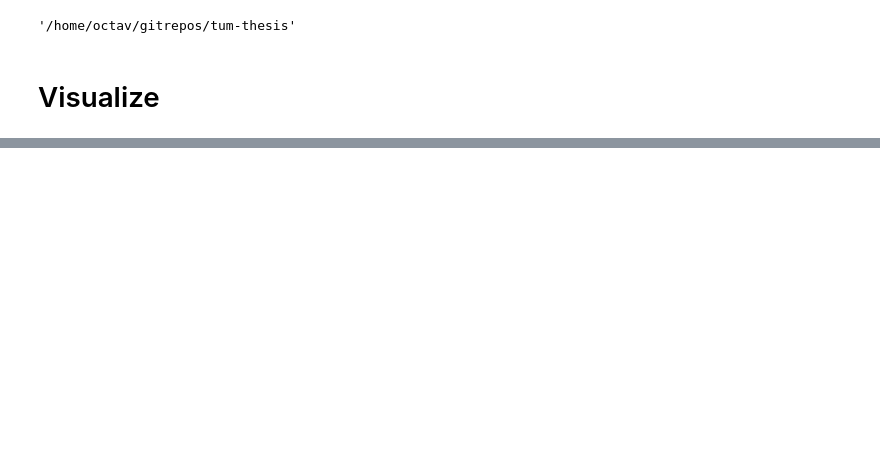
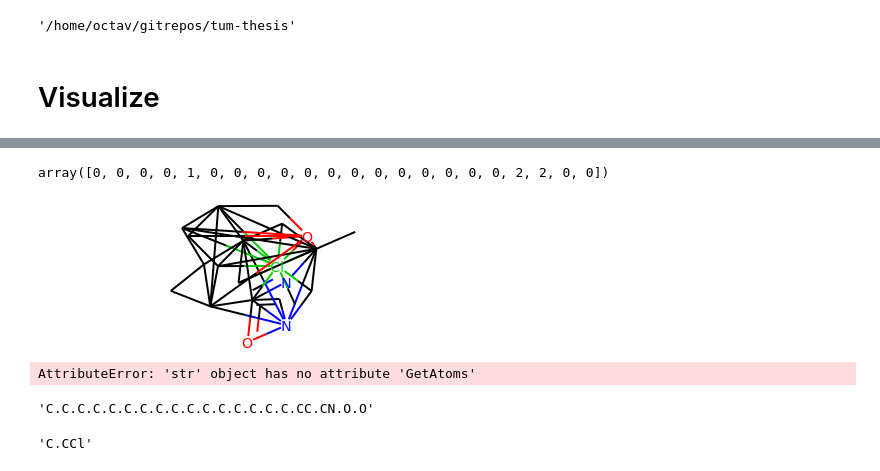
Before and after one commit to octavdragoi/tum-thesis, a Jupyter notebook: ntbk/assess-models.ipynb, the cells around one changed output, grey strips where cells are left out. Cells and saved outputs as stored; diff of their text form; code cells hidden in the pictures; blank space fills up the shorter version.

Commit message:
wrote decoder to use the projected output. cheats, uses the Y shape to determine the correct # of atoms for each molecule

```diff
--- a/ntbk/assess-models.ipynb
+++ b/ntbk/assess-models.ipynb
@@ -147,7 +142,7 @@ for idx, i in enumerate(val_data_loader):
         break
 # %%
 x_embedding, x_delta_hat = molopt.forward(X)
-results_logits = molopt_decoder.forward(x_embedding + x_delta_hat, X)
+results_logits = molopt_decoder.forward(x_embedding + x_delta_hat, Y)
 results_labels = molopt_decoder.discretize(*results_logits)
 # %%
 symbols_logits, charges_logits, bonds_logits = results_logits
@@ -196,0 +180,3 @@ tensor([[ 1.8041e+01,  1.7211e+01,  2.5616e+01,  ..., -1.5842e+01,
+# %%
+lex = Y.scope[0][1]
+bonds_logits.narrow(0,0,lex ** 2).view(lex, lex, 5)[:,:,0]
@@ -224,0 +242,13 @@ import io
+# %%
+bond_idx = 1
+for idx, (stx, lex) in enumerate(Y.scope):
+    dev_sym = prediction[0][0].narrow(0, stx, lex).cpu().numpy()
+    np.savetxt('symbols.txt', dev_sym, fmt='%i')
+    np.savetxt('charges.txt', prediction[0][1].narrow(0, stx, lex).cpu().numpy(), fmt='%i')
+
+    dev_bnd = prediction[0][2].narrow(0, bond_idx, lex*lex).view(lex, lex).cpu().numpy()
+    np.savetxt('bonds.txt', dev_bnd, fmt='%i')
+    bond_idx += lex * lex
+
+    if idx == 0:
+        break
@@ -226,0 +274,23 @@ bonds_labels
+# %%
+dev_sym
+# %% [output]
+array([0, 0, 0, 0, 1, 0, 0, 0, 0, 0, 0, 0, 0, 0, 0, 0, 0, 0, 2, 2, 0, 0])
+# %%
+mol = feat2smiles(SYMBOLS,None,BOND_TYPES,dev_sym, None, dev_bnd)
+# %%
+mol
+# %% [output]
+[figure, added]
+# %%
+for atom in mol.GetAtoms():
+    print (atom.GetSymbol(), atom.GetFormalCharge(), atom.GetIsAromatic())
+# %% [output]
+AttributeError: 'str' object has no attribute 'GetAtoms'
+# %%
+Chem.MolToSmiles(mol)
+# %% [output]
+'C.C.C.C.C.C.C.C.C.C.C.C.C.C.C.C.CC.CN.O.O'
+# %%
+Chem.MolToSmiles(Chem.MolFromSmiles(smiles))
+# %% [output]
+'C.CCl'
```
Also changed, not shown: parts of 25 cells of this notebook, 10 other files.
